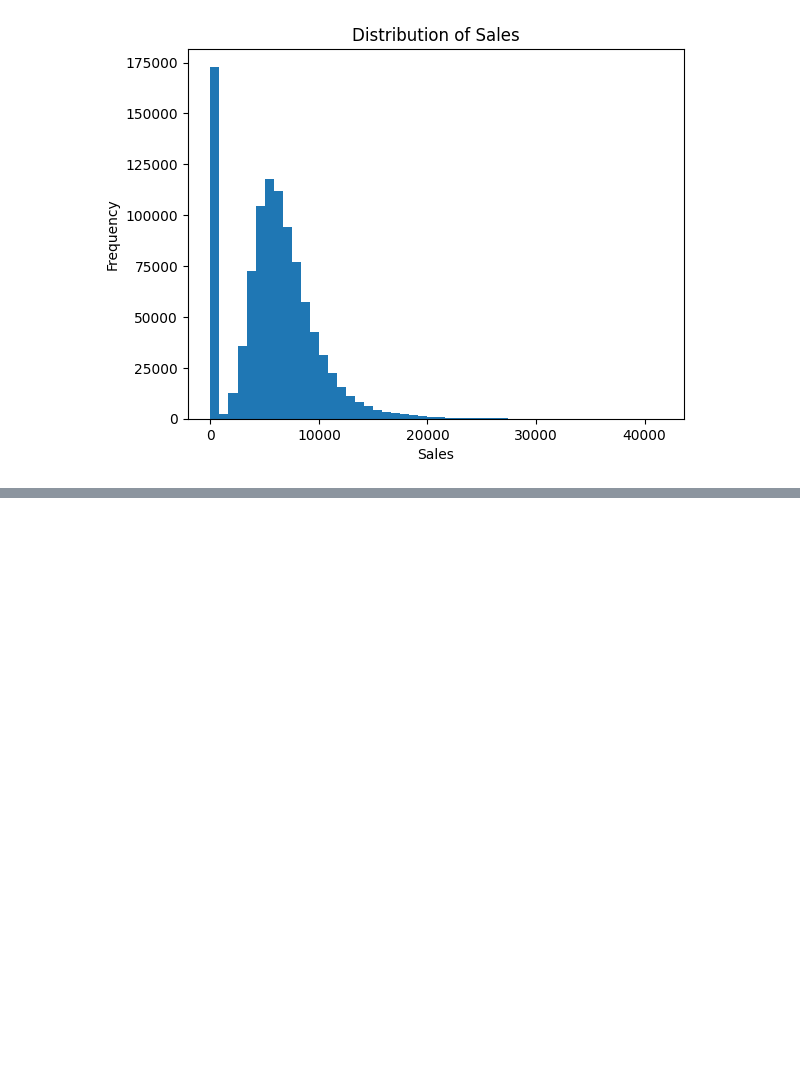
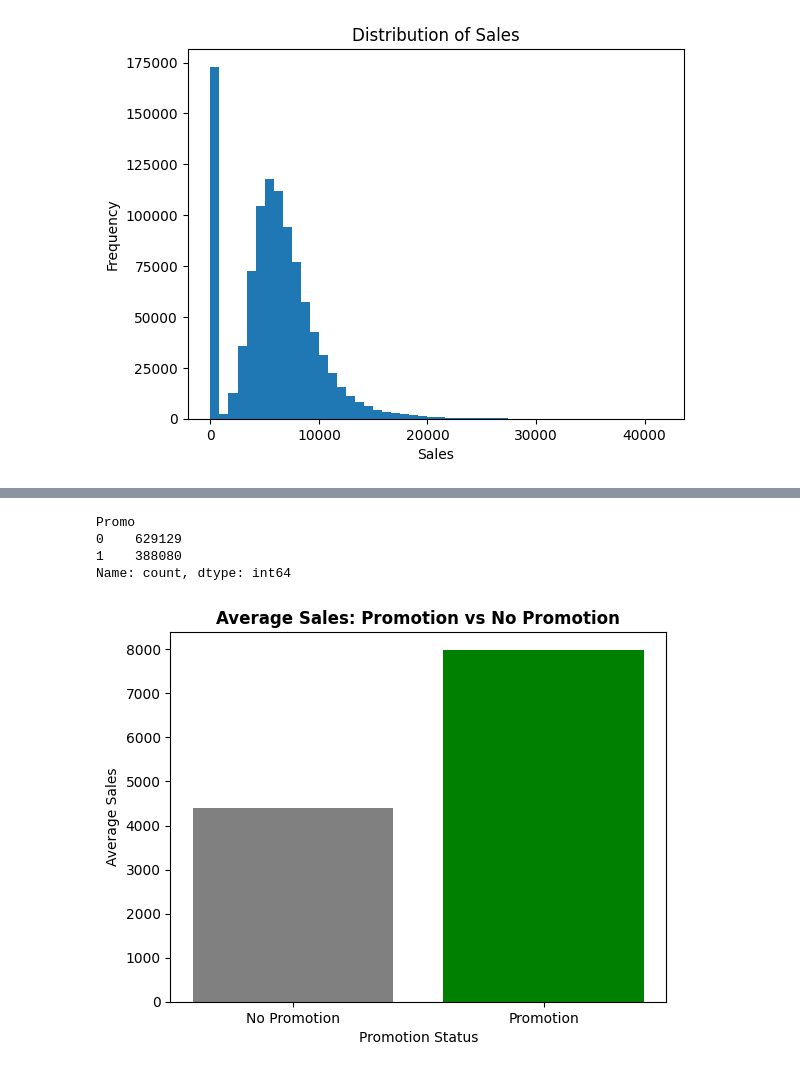
Before and after one commit to readulislamtamim/sales-forecasting, a Jupyter notebook: notebooks/01_eda.ipynb, the cells around one changed output, grey strips where cells are left out. Saved outputs shown, nothing was run; the diff lists cells and outputs as text; code cells hidden in the pictures; blank space fills up the shorter version.

```diff
--- a/notebooks/01_eda.ipynb
+++ b/notebooks/01_eda.ipynb
@@ -54,0 +71,17 @@ plt.show()
+# %%
+df["Promo"].value_counts()
+# %% [output]
+Promo
+0    629129
+1    388080
+Name: count, dtype: int64
+# %%
+promo_effect = df.groupby("Promo")["Sales"].mean()
+plt.bar(promo_effect.index, promo_effect.values, color = ["Gray", "Green"])
+plt.xticks([0, 1], ["No Promotion", "Promotion"])
+plt.xlabel("Promotion Status")
+plt.ylabel("Average Sales")
+plt.title("Average Sales: Promotion vs No Promotion", fontweight = "bold")
+plt.show()
+# %% [output]
+[figure, added]
```
Also changed, not shown: parts of 4 cells of this notebook, 2 other files.
